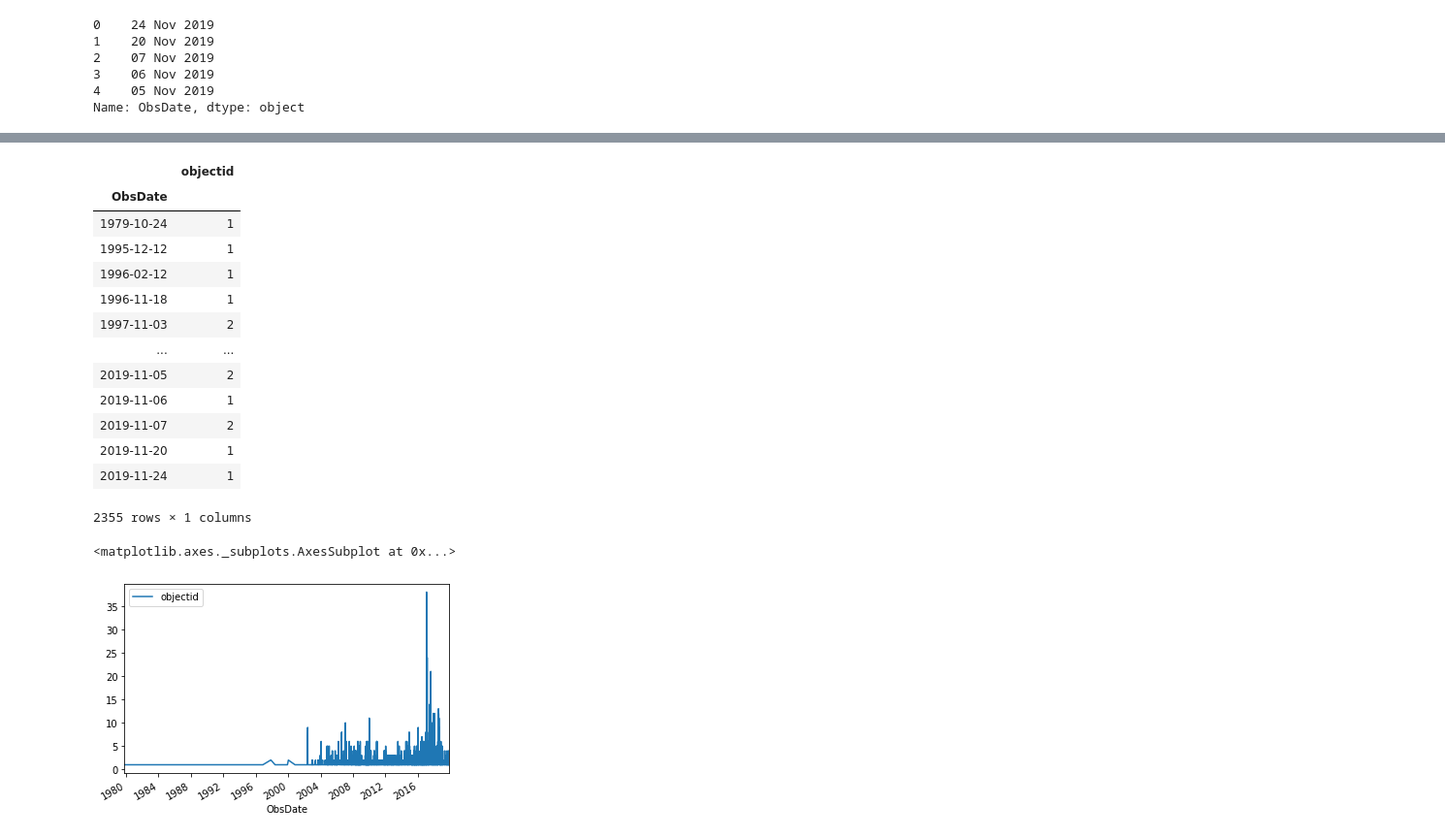
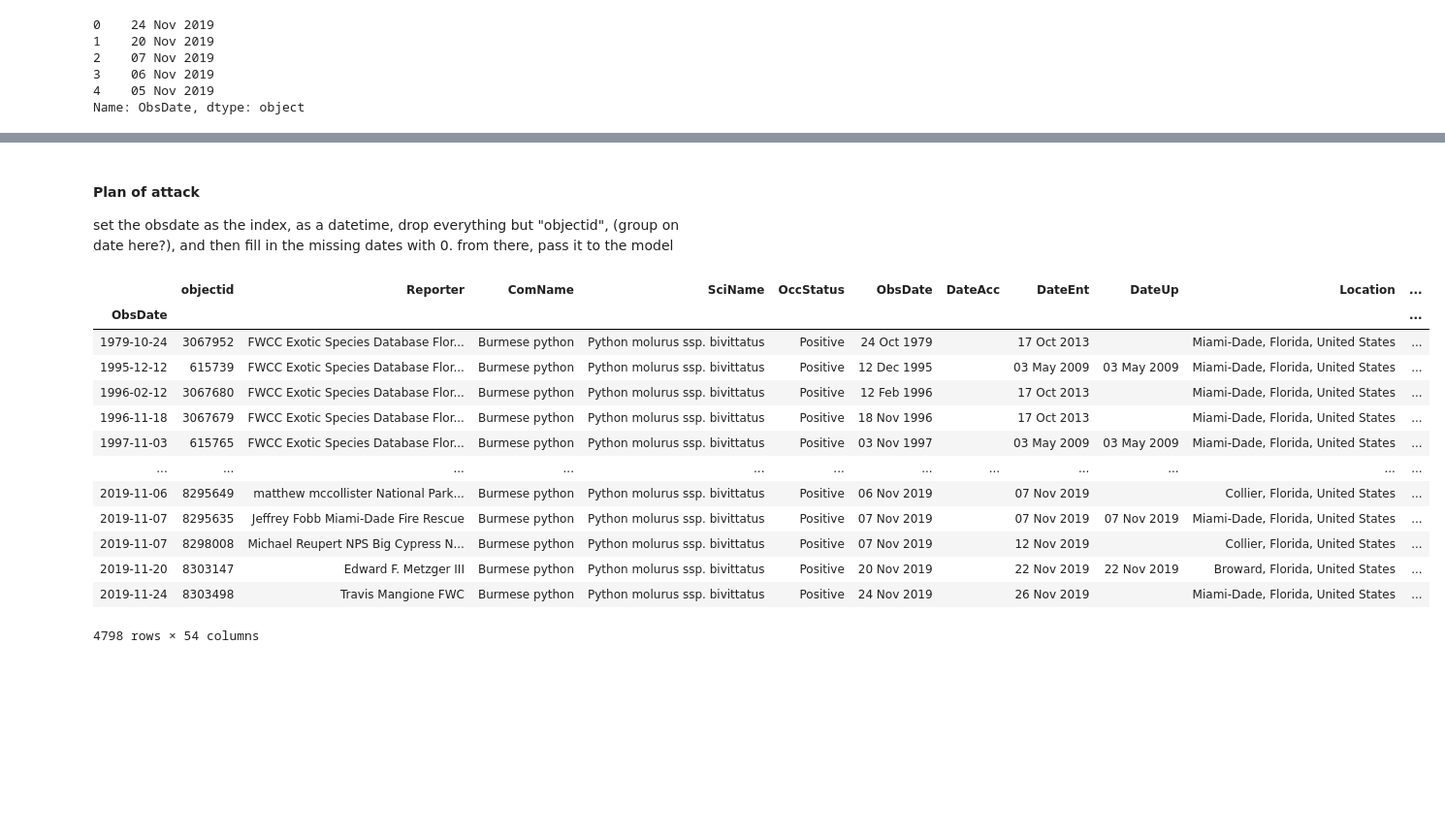
Before and after one commit to evill013/burmese-python-project, a Jupyter notebook: main.ipynb, the cells around one changed output, grey strips where cells are left out. Shown at 97% size. Cells and saved outputs as stored; diff of their text form; code cells hidden in the pictures; blank space fills up the shorter version.

```diff
--- a/main.ipynb
+++ b/main.ipynb
@@ -73,22 +71,28 @@ by_year = df.pivot_table(index = 'ObsDate', values = 'objectid', aggfunc = 'coun
-# %%
-by_year
-# %% [output]
-|  | objectid |
-| ObsDate |  |
-| 1979-10-24 | 1 |
-| 1995-12-12 | 1 |
-| 1996-02-12 | 1 |
-| 1996-11-18 | 1 |
-| 1997-11-03 | 2 |
-| ... | ... |
-| 2019-11-05 | 2 |
-| 2019-11-06 | 1 |
-| 2019-11-07 | 2 |
-| 2019-11-20 | 1 |
-| 2019-11-24 | 1 |
-2355 rows × 1 columns
-# %%
-by_year.plot()
-# %% [output]
-<matplotlib.axes._subplots.AxesSubplot at 0x...>
-[figure, removed]
+# %% [markdown]
+#### Plan of attack
+set the obsdate as the index, as a datetime, drop everything but "objectid", (group on date here?), and then fill in the missing dates with 0. from there, pass it to the model
+# %%
+df.index = pd.to_datetime(df['ObsDate'])
+
+time_df = df
+
+# time_df['sightings'] = df['objectid'].value_counts() # gives warning
+
+time_df.sort_index(inplace = True)
+
+time_df
+# %% [output]
+|  | objectid | Reporter | ComName | SciName | OccStatus | ObsDate | DateAcc | DateEnt | DateUp | Location | ... |
+| ObsDate |  |  |  |  |  |  |  |  |  |  | ... |
+| 1979-10-24 | 3067952 | FWCC Exotic Species Database Flor... | Burmese python | Python molurus ssp. bivittatus | Positive | 24 Oct 1979 |  | 17 Oct 2013 |  | Miami-Dade, Florida, United States | ... |
+| 1995-12-12 | 615739 | FWCC Exotic Species Database Flor... | Burmese python | Python molurus ssp. bivittatus | Positive | 12 Dec 1995 |  | 03 May 2009 | 03 May 2009 | Miami-Dade, Florida, United States | ... |
+| 1996-02-12 | 3067680 | FWCC Exotic Species Database Flor... | Burmese python | Python molurus ssp. bivittatus | Positive | 12 Feb 1996 |  | 17 Oct 2013 |  | Miami-Dade, Florida, United States | ... |
+| 1996-11-18 | 3067679 | FWCC Exotic Species Database Flor... | Burmese python | Python molurus ssp. bivittatus | Positive | 18 Nov 1996 |  | 17 Oct 2013 |  | Miami-Dade, Florida, United States | ... |
+| 1997-11-03 | 615765 | FWCC Exotic Species Database Flor... | Burmese python | Python molurus ssp. bivittatus | Positive | 03 Nov 1997 |  | 03 May 2009 | 03 May 2009 | Miami-Dade, Florida, United States | ... |
+| ... | ... | ... | ... | ... | ... | ... | ... | ... | ... | ... | ... |
+| 2019-11-06 | 8295649 | matthew mccollister National Park... | Burmese python | Python molurus ssp. bivittatus | Positive | 06 Nov 2019 |  | 07 Nov 2019 |  | Collier, Florida, United States | ... |
+| 2019-11-07 | 8295635 | Jeffrey Fobb Miami-Dade Fire Rescue | Burmese python | Python molurus ssp. bivittatus | Positive | 07 Nov 2019 |  | 07 Nov 2019 | 07 Nov 2019 | Miami-Dade, Florida, United States | ... |
+| 2019-11-07 | 8298008 | Michael Reupert NPS Big Cypress N... | Burmese python | Python molurus ssp. bivittatus | Positive | 07 Nov 2019 |  | 12 Nov 2019 |  | Collier, Florida, United States | ... |
+| 2019-11-20 | 8303147 | Edward F. Metzger III | Burmese python | Python molurus ssp. bivittatus | Positive | 20 Nov 2019 |  | 22 Nov 2019 | 22 Nov 2019 | Broward, Florida, United States | ... |
+| 2019-11-24 | 8303498 | Travis Mangione FWC | Burmese python | Python molurus ssp. bivittatus | Positive | 24 Nov 2019 |  | 26 Nov 2019 |  | Miami-Dade, Florida, United States | ... |
+4798 rows × 54 columns
```
Also changed, not shown: parts of 20 cells of this notebook.
